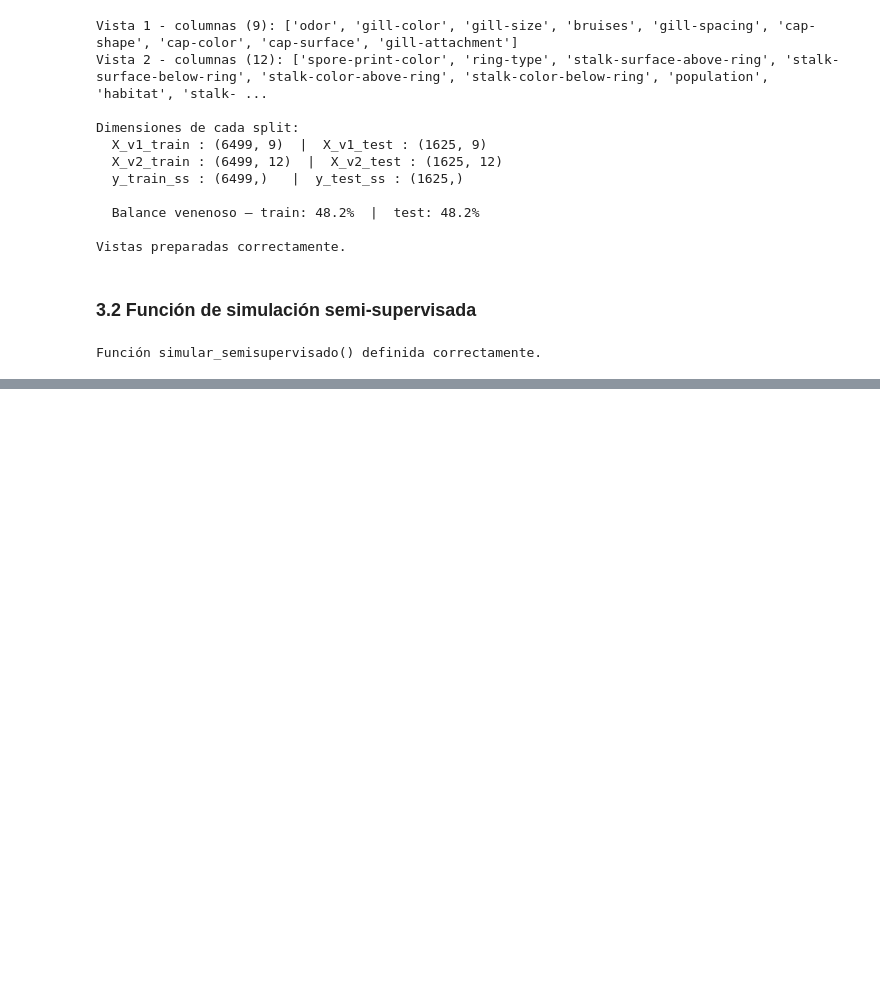
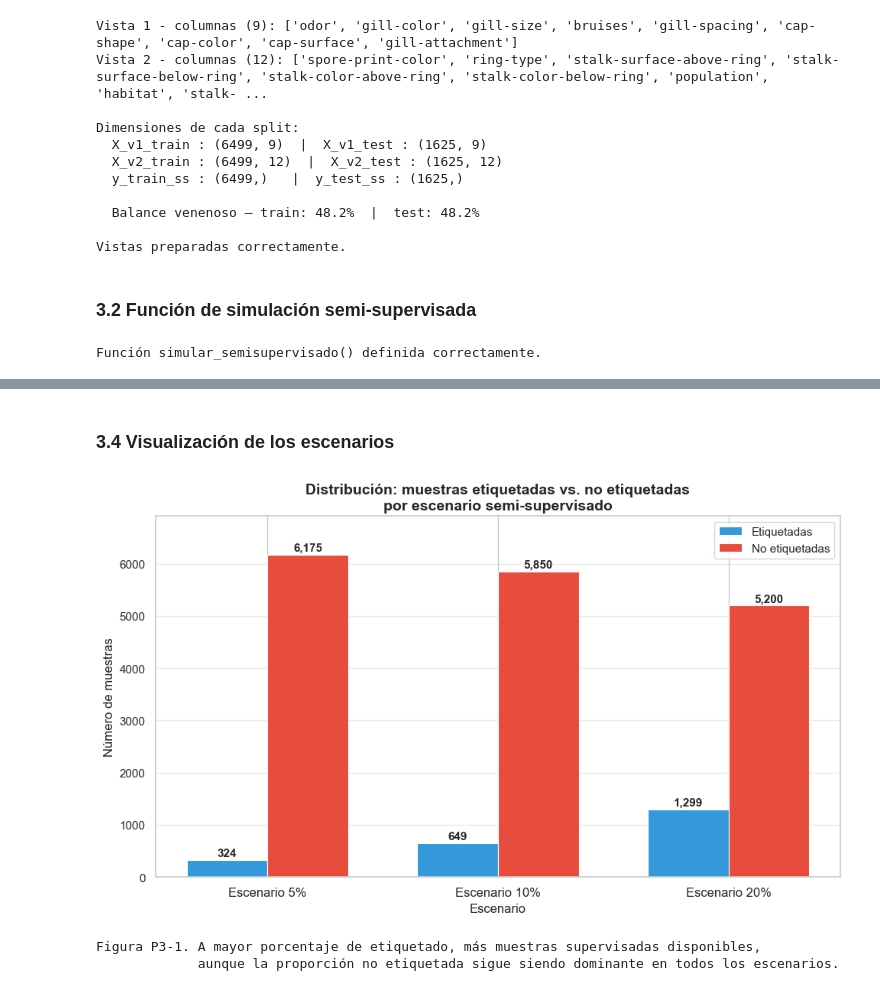
Before and after one commit to AleWWH1104/Lab10-md, a Jupyter notebook: Lab10.ipynb, the cells around one changed output, grey strips where cells are left out. Saved outputs shown, nothing was run; the diff lists cells and outputs as text; code cells hidden in the pictures; blank space fills up the shorter version.

Commit message:
feneracion de 3 escenarios

```diff
--- a/Lab10.ipynb
+++ b/Lab10.ipynb
@@ -1071,0 +1123,51 @@ Función simular_semisupervisado() definida correctamente.
+# %% [markdown]
+### 3.4  Visualización de los escenarios
+# %%
+# 3.4  Visualización de los escenarios semi-supervisados
+# Gráfico 1: Distribución etiquetado vs. no etiquetado por escenario
+
+import matplotlib.pyplot as plt
+import numpy as np
+
+nombres_esc = list(escenarios.keys())
+n_etiquetados   = [escenarios[k]['n_labeled']   for k in nombres_esc]
+n_noetiquetados = [escenarios[k]['n_unlabeled']  for k in nombres_esc]
+
+x = np.arange(len(nombres_esc))
+ancho = 0.35
+
+fig, ax = plt.subplots(figsize=(10, 6))
+
+barras_etiq   = ax.bar(x - ancho/2, n_etiquetados,   ancho,
+                       label='Etiquetadas',     color='#3498db', edgecolor='white', linewidth=0.8)
+barras_noetiq = ax.bar(x + ancho/2, n_noetiquetados, ancho,
+                       label='No etiquetadas', color='#e74c3c', edgecolor='white', linewidth=0.8)
+
+# Etiquetas de valor sobre cada barra
+for bar in barras_etiq:
+    ax.text(bar.get_x() + bar.get_width()/2, bar.get_height() + 30,
+            f'{int(bar.get_height()):,}', ha='center', va='bottom', fontsize=11, fontweight='bold')
+for bar in barras_noetiq:
+    ax.text(bar.get_x() + bar.get_width()/2, bar.get_height() + 30,
+            f'{int(bar.get_height()):,}', ha='center', va='bottom', fontsize=11, fontweight='bold')
+
+ax.set_xticks(x)
+ax.set_xticklabels([f'Escenario {k}' for k in nombres_esc], fontsize=12)
+ax.set_ylabel('Número de muestras', fontsize=12)
+ax.set_xlabel('Escenario', fontsize=12)
+ax.set_title('Distribución: muestras etiquetadas vs. no etiquetadas\npor escenario semi-supervisado',
+             fontsize=14, fontweight='bold')
+ax.legend(fontsize=11)
+ax.set_ylim(0, max(n_noetiquetados) * 1.12)
+ax.yaxis.grid(True, alpha=0.4)
+ax.set_axisbelow(True)
+
+plt.tight_layout()
+plt.show()
+
+print('Figura P3-1. A mayor porcentaje de etiquetado, más muestras supervisadas disponibles,')
+print('             aunque la proporción no etiquetada sigue siendo dominante en todos los escenarios.')
+# %% [output]
+[figure, added]
+Figura P3-1. A mayor porcentaje de etiquetado, más muestras supervisadas disponibles,
+             aunque la proporción no etiquetada sigue siendo dominante en todos los escenarios.
```
Also changed, not shown: parts of 5 cells of this notebook.
